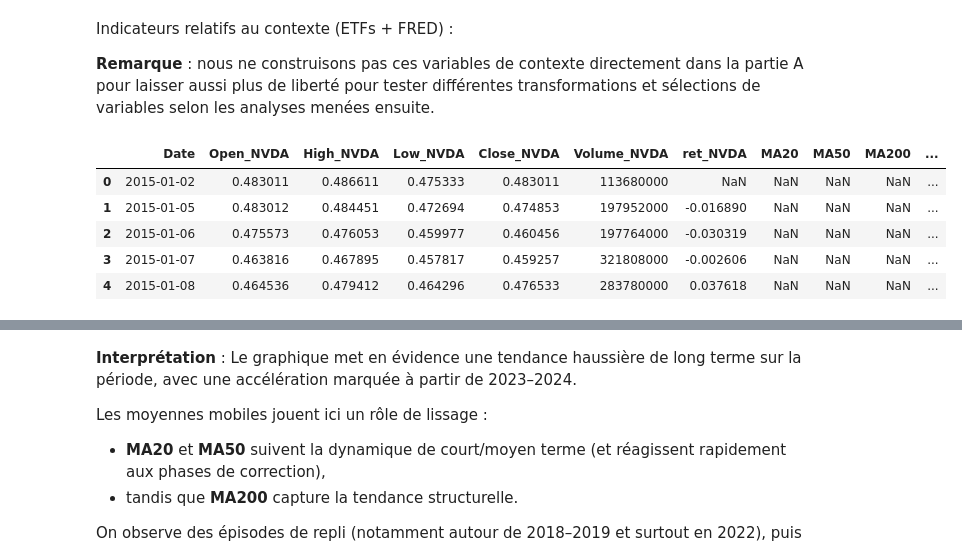
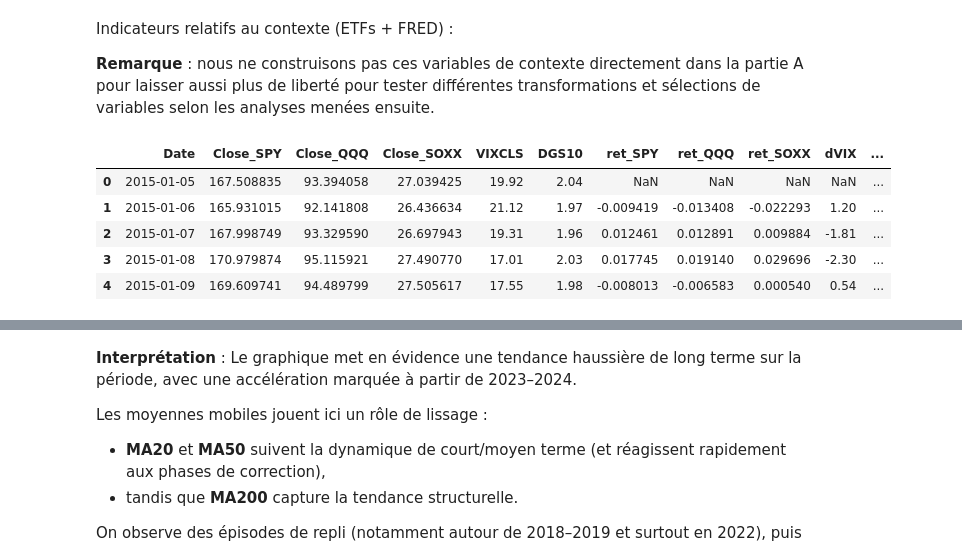
Before and after one commit to JoelKt29/Python-pour-la-data, a Jupyter notebook: Final copy.ipynb, the cells around one changed output, grey strips where cells are left out. Cells and saved outputs as stored; diff of their text form; code cells hidden in the pictures.

```diff
--- a/Final copy.ipynb
+++ b/Final copy.ipynb
@@ -572,26 +633,28 @@ nvda_data = nvda_data_2[["Date", "Open_NVDA", "High_NVDA", "Low_NVDA", "Close_NV
 # %% [markdown]
 Indicateurs relatifs à NVIDIA :
 # %%
-#Conversion explicite en numérique : certaines colonnes peuvent être importées comme chaînes,
-#ce qui empêche les calculs. On nettoie puis on force le type numérique.
-
+# Conversion explicite en numérique (robuste)
 num_cols = ["Open_NVDA", "High_NVDA", "Low_NVDA", "Close_NVDA", "Volume_NVDA"]
 
 for c in num_cols:
     if c in nvda_data.columns:
-        nvda_data[c] = (
-            nvda_data[c]
-            .astype(str)
-            .str.replace(",", ".", regex=False)   # au cas où décimales avec virgule
-            .replace("None", np.nan)
-        )
-        nvda_data[c] = pd.to_numeric(nvda_data[c], errors="coerce")
+        s = nvda_data[c].astype(str).str.replace(",", ".", regex=False)
+        s = s.replace({"None": np.nan, "nan": np.nan, "NaN": np.nan, "": np.nan})
+        nvda_data[c] = pd.to_numeric(s, errors="coerce")
 
-#Indicateurs NVDA (EDA)
+# Indicateurs NVDA (EDA)
 nvda_data["ret_NVDA"] = nvda_data["Close_NVDA"].pct_change()
-nvda_data["MA20"] = nvda_data["Close_NVDA"].rolling(20).mean()
-nvda_data["MA50"] = nvda_data["Close_NVDA"].rolling(50).mean()
+
+nvda_data["MA20"]  = nvda_data["Close_NVDA"].rolling(20).mean()
+nvda_data["MA50"]  = nvda_data["Close_NVDA"].rolling(50).mean()
 nvda_data["MA200"] = nvda_data["Close_NVDA"].rolling(200).mean()
-nvda_data["vol20"] = nvda_data["ret_NVDA"].rolling(20).std()
-nvda_data["cumret_NVDA"] = (1 + nvda_data["ret_NVDA"]).cumprod() - 1
-nvda_data["drawdown_NVDA"] = nvda_data["Close_NVDA"] / nvda_data["Close_NVDA"].cummax() - 1
+
+nvda_data["vol20"] = nvda_data["ret_NVDA"].rolling(20).std()  # volatilité réalisée (non annualisée)
+
+# Indice de richesse + performance cumulée + drawdown (standard)
+nvda_data["wealth_NVDA"] = (1 + nvda_data["ret_NVDA"]).cumprod()
+nvda_data["cumret_NVDA"] = nvda_data["wealth_NVDA"] - 1
+nvda_data["drawdown_NVDA"] = nvda_data["wealth_NVDA"] / nvda_data["wealth_NVDA"].cummax() - 1
+
+#affichage de controle
+nvda_data.head()
@@ -602,26 +672,32 @@ Indicateurs relatifs au contexte (ETFs + FRED) :
 # %%
 context_cols = ["Close_SPY", "Close_QQQ", "Close_SOXX", "VIXCLS", "DGS10"]
 available_context = [c for c in context_cols if c in nvda_data_2.columns]
 
 context_data = nvda_data_2[["Date"] + available_context].copy()
+context_data["Date"] = pd.to_datetime(context_data["Date"], errors="coerce")
+context_data = context_data.dropna(subset=["Date"]).sort_values("Date").reset_index(drop=True)
 
+# Retours ETFs
 for c in ["Close_SPY", "Close_QQQ", "Close_SOXX"]:
     if c in context_data.columns:
         context_data[f"ret_{c.split('_')[1]}"] = context_data[c].pct_change()
 
+# Variations de régime (FRED)
 if "VIXCLS" in context_data.columns:
+    context_data["VIXCLS"] = pd.to_numeric(context_data["VIXCLS"], errors="coerce")
     context_data["dVIX"] = context_data["VIXCLS"].diff()
 
 if "DGS10" in context_data.columns:
+    context_data["DGS10"] = pd.to_numeric(context_data["DGS10"], errors="coerce")
     context_data["dDGS10"] = context_data["DGS10"].diff()
 
-#Affichage de controle
-nvda_data.head()
+# Affichage de contrôle
+context_data.head()
 # %% [output]
-|  | Date | Open_NVDA | High_NVDA | Low_NVDA | Close_NVDA | Volume_NVDA | ret_NVDA | MA20 | MA50 | MA200 | ... |
-| 0 | 2015-01-02 | 0.483011 | 0.486611 | 0.475333 | 0.483011 | 113680000 | NaN | NaN | NaN | NaN | ... |
-| 1 | 2015-01-05 | 0.483012 | 0.484451 | 0.472694 | 0.474853 | 197952000 | -0.016890 | NaN | NaN | NaN | ... |
-| 2 | 2015-01-06 | 0.475573 | 0.476053 | 0.459977 | 0.460456 | 197764000 | -0.030319 | NaN | NaN | NaN | ... |
-| 3 | 2015-01-07 | 0.463816 | 0.467895 | 0.457817 | 0.459257 | 321808000 | -0.002606 | NaN | NaN | NaN | ... |
-| 4 | 2015-01-08 | 0.464536 | 0.479412 | 0.464296 | 0.476533 | 283780000 | 0.037618 | NaN | NaN | NaN | ... |
+|  | Date | Close_SPY | Close_QQQ | Close_SOXX | VIXCLS | DGS10 | ret_SPY | ret_QQQ | ret_SOXX | dVIX | ... |
+| 0 | 2015-01-05 | 167.508835 | 93.394058 | 27.039425 | 19.92 | 2.04 | NaN | NaN | NaN | NaN | ... |
+| 1 | 2015-01-06 | 165.931015 | 92.141808 | 26.436634 | 21.12 | 1.97 | -0.009419 | -0.013408 | -0.022293 | 1.20 | ... |
+| 2 | 2015-01-07 | 167.998749 | 93.329590 | 26.697943 | 19.31 | 1.96 | 0.012461 | 0.012891 | 0.009884 | -1.81 | ... |
+| 3 | 2015-01-08 | 170.979874 | 95.115921 | 27.490770 | 17.01 | 2.03 | 0.017745 | 0.019140 | 0.029696 | -2.30 | ... |
+| 4 | 2015-01-09 | 169.609741 | 94.489799 | 27.505617 | 17.55 | 1.98 | -0.008013 | -0.006583 | 0.000540 | 0.54 | ... |
 # %% [markdown]
```
Also changed, not shown: parts of 22 cells of this notebook.
